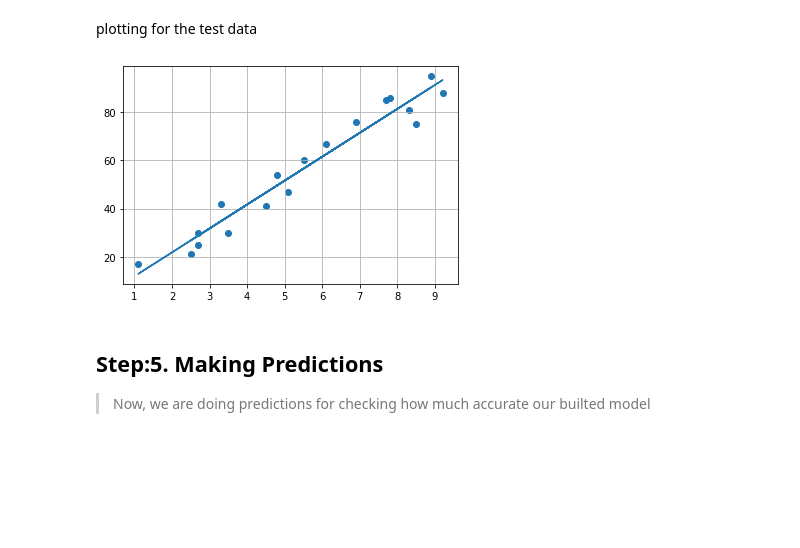
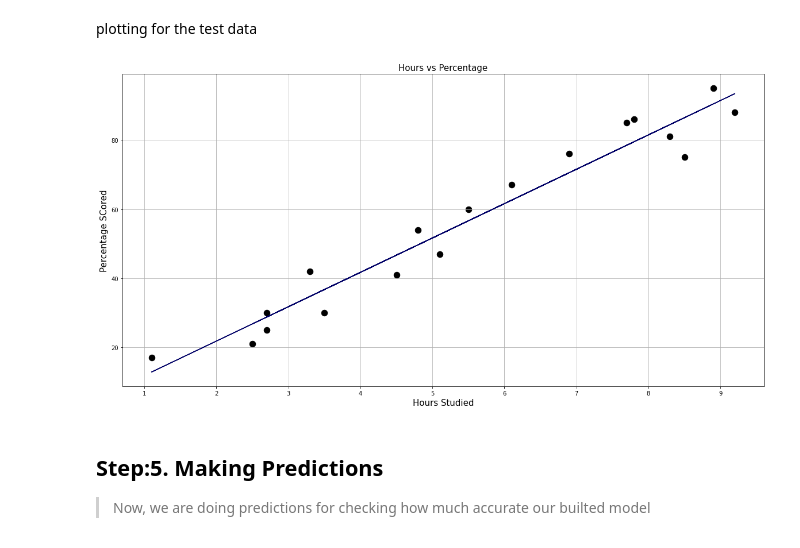
Before and after one commit to ShubhamSalokhe/The_Sparks_Foundation_Tasks, a Jupyter notebook: Task_1/Prediction using Supervised ML.ipynb, the cells around one changed output. Cells and saved outputs as stored; diff of their text form; code cells hidden in the pictures; blank space fills up the shorter version.

```diff
--- a/Task_1/Prediction using Supervised ML.ipynb
+++ b/Task_1/Prediction using Supervised ML.ipynb
@@ -122,12 +189,16 @@ line = clf.coef_*X_train+clf.intercept_
 plotting for the test data
 # %%
 # plotting for the test data
-plt.scatter(X_train,y_train)
-plt.plot(X_train,line);
-plt.grid()
+fig=plt.figure(figsize=(20,10))
+plt.scatter(X_train,y_train,color='#000000',s=110)
+plt.plot(X_train,line,color='#000066');
+plt.title('Hours vs Percentage',fontsize=15)
+plt.xlabel('Hours Studied',fontsize=15)
+plt.ylabel('Percentage SCored',fontsize=15)
+plt.grid(True)
 plt.show()
 # %% [output]
-[figure, old version]
+[figure, new version]
 # %% [markdown]
 ## Step:5. Making Predictions
 >Now, we are doing predictions for checking how much accurate our builted model
```
Also changed, not shown: parts of 14 cells of this notebook.
